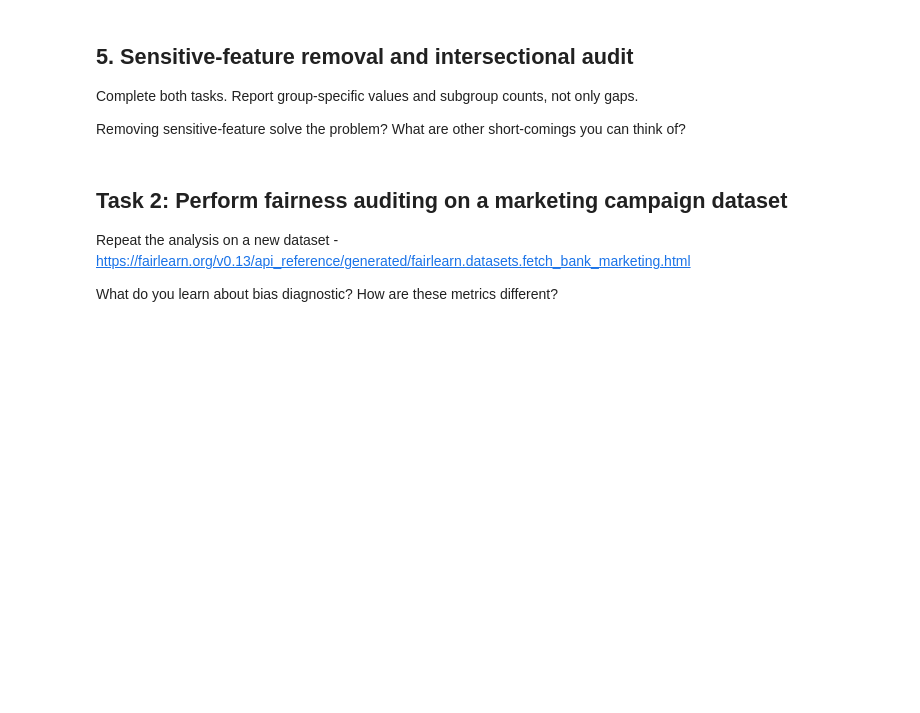
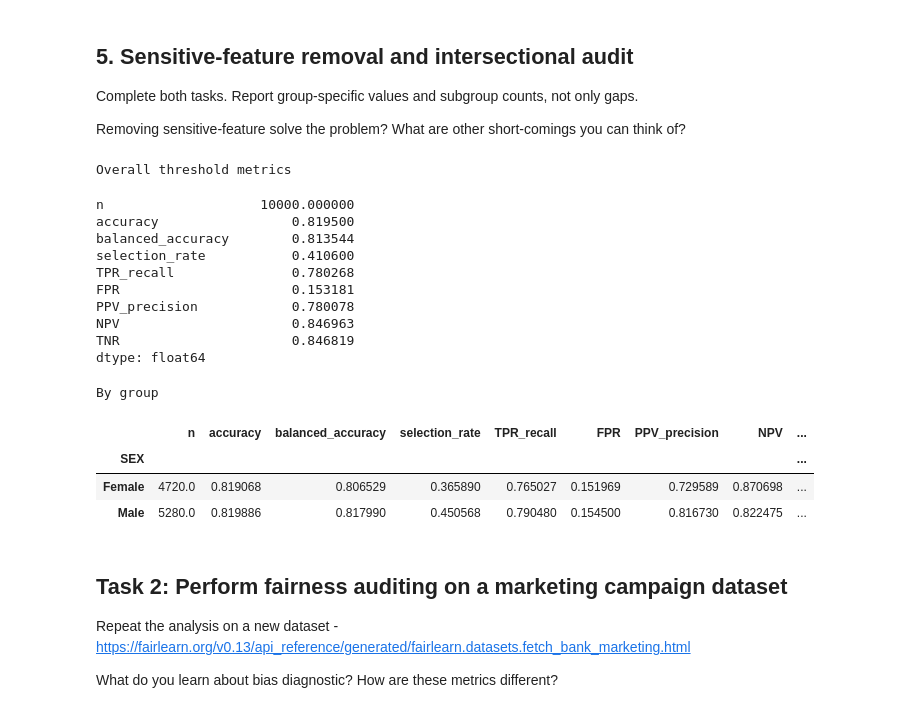
Before and after one commit to bellaVbsVbee/RAI, a Jupyter notebook: Project1/Week1_Guided_Fairness_Metrics_ACSIncome.ipynb, the cells around one changed output. Drawn from its saved outputs; the diff is of its cells as text; code cells hidden in the pictures; blank space fills up the shorter version.

```diff
--- a/Project1/Week1_Guided_Fairness_Metrics_ACSIncome.ipynb
+++ b/Project1/Week1_Guided_Fairness_Metrics_ACSIncome.ipynb
@@ -273,9 +381,33 @@ Removing sensitive-feature solve the problem? What are other short-comings you c
 # Retain A_val and R_val for auditing.
 FEATURES_WITHOUT_A = [c for c in FEATURES if c not in ["SEX", "RAC1P"]]
 
-# model_without_a = ...
-# score_without_a = ...
-# pred_without_a = ...
+model_without_a =  make_model(X_train[FEATURES_WITHOUT_A])
+model_without_a.fit(X_train[FEATURES_WITHOUT_A], y_train)
+score_without_a = model_without_a.predict_proba(X_val[FEATURES])[:,1]
+pred_without_a = (score_without_a >= .50).astype(int)
+# %%
+mf_without_a = MetricFrame(metrics=metrics, y_true=y_val, y_pred=pred_without_a, sensitive_features=A_val)
+
+print("Overall threshold metrics")
+print("By group")
+display(mf_without_a.by_group)
+# %% [output]
+Overall threshold metrics
+n                    10000.000000
+accuracy                 0.819500
+balanced_accuracy        0.813544
+selection_rate           0.410600
+TPR_recall               0.780268
+FPR                      0.153181
+PPV_precision            0.780078
+NPV                      0.846963
+TNR                      0.846819
+dtype: float64
+By group
+|  | n | accuracy | balanced_accuracy | selection_rate | TPR_recall | FPR | PPV_precision | NPV | ... |
+| SEX |  |  |  |  |  |  |  |  | ... |
+| Female | 4720.0 | 0.819068 | 0.806529 | 0.365890 | 0.765027 | 0.151969 | 0.729589 | 0.870698 | ... |
+| Male | 5280.0 | 0.819886 | 0.817990 | 0.450568 | 0.790480 | 0.154500 | 0.816730 | 0.822475 | ... |
 # %%
 # Optional
 
```
Also changed, not shown: parts of 12 cells of this notebook, 1 other file.
